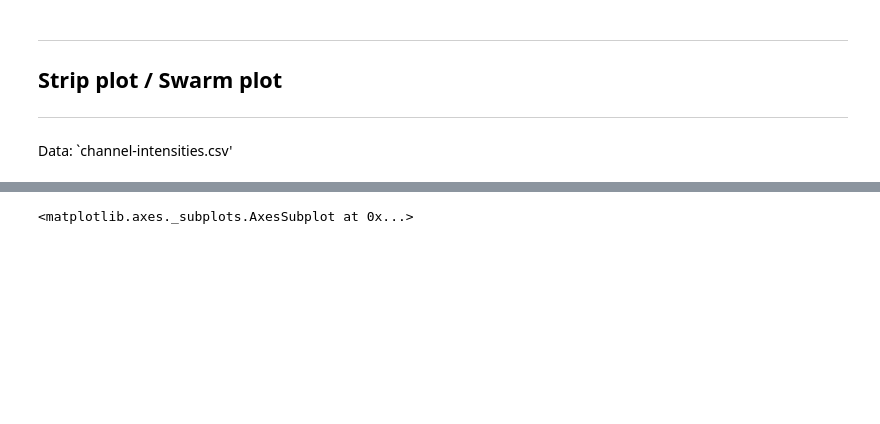
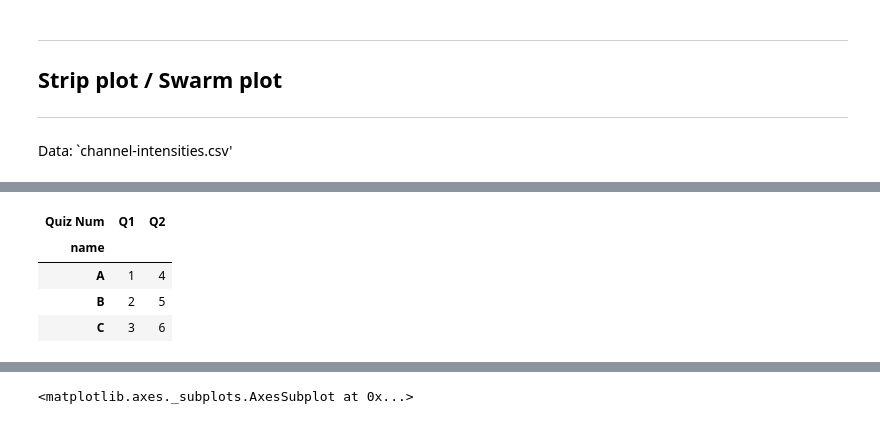
Before and after one commit to edmundlth/advanced_business_analytics_materials, a Jupyter notebook: lunchtime_session_29062017.ipynb, the cells around one changed output, grey strips where cells are left out. Cells and saved outputs as stored; diff of their text form; code cells hidden in the pictures; blank space fills up the shorter version.

```diff
--- a/lunchtime_session_29062017.ipynb
+++ b/lunchtime_session_29062017.ipynb
@@ -225,3 +242,11 @@ Data: `channel-intensities.csv'
+# %%
+df_long.pivot_table(index='name', columns='Quiz Num', values='Quiz Score')
+# %% [output]
+| Quiz Num | Q1 | Q2 |
+| name |  |  |
+| A | 1 | 4 |
+| B | 2 | 5 |
+| C | 3 | 6 |
 # %%
 color_int_df = pd.read_csv('./mbs-datasets/channel-intensities.csv')
 color_int_df['class'] = color_int_df['filename'].apply(lambda fn: fn.split()[2])
```
Also changed, not shown: parts of 2 cells of this notebook, 2 other files.
